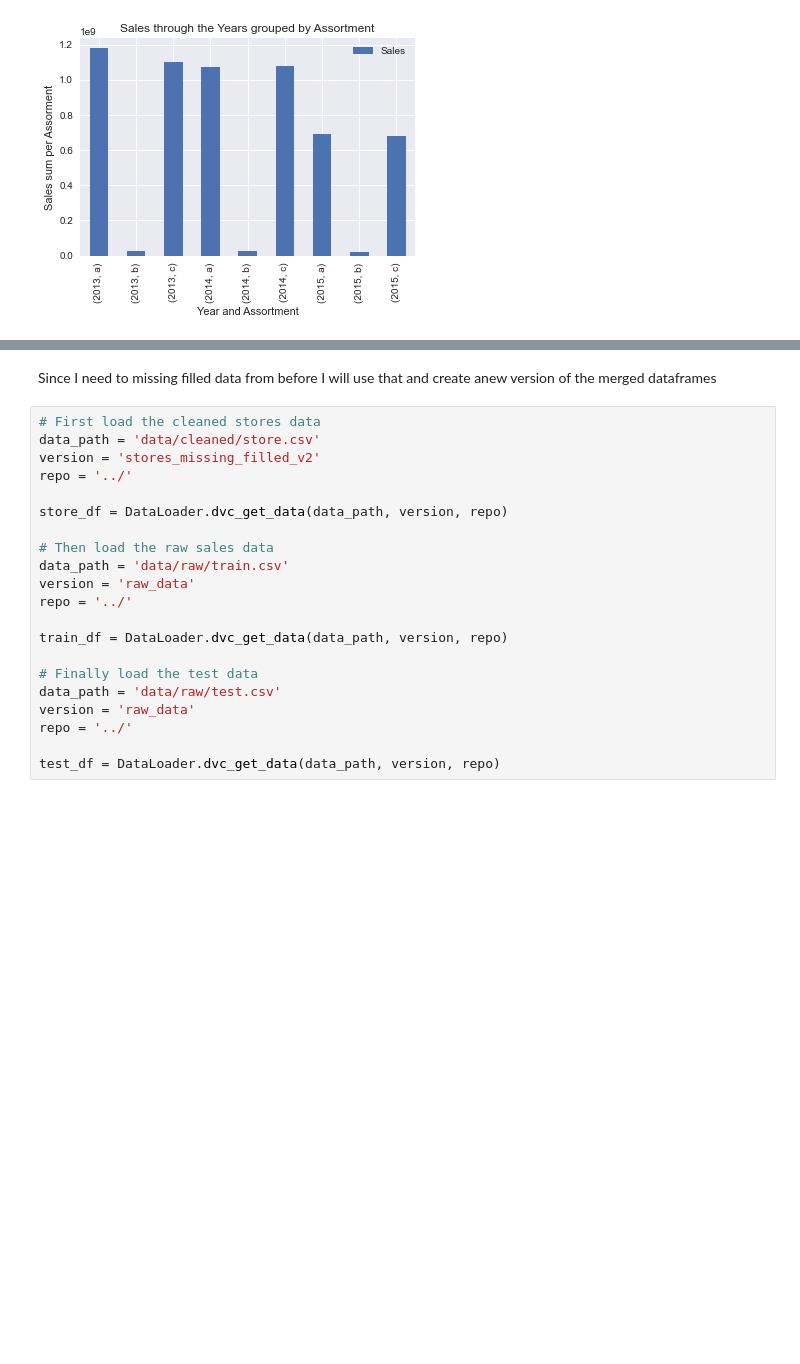
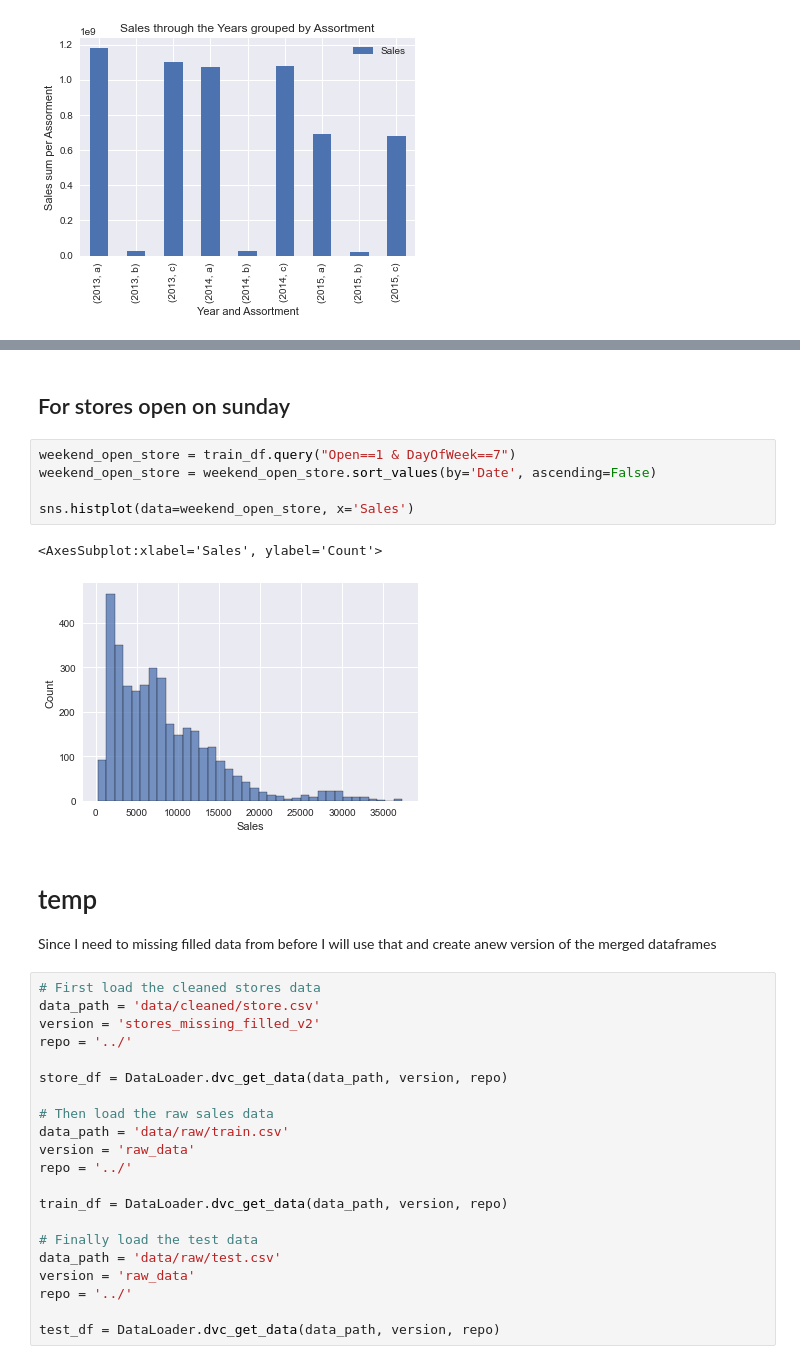
Before and after one commit to Hen0k/Rossmann-Pharmaceuticals-Sales-Forcast, a Jupyter notebook: notebooks/sales_data_exploration.ipynb, the cells around one changed output, grey strips where cells are left out. Cells and saved outputs as stored; diff of their text form; blank space fills up the shorter version.

```diff
--- a/notebooks/sales_data_exploration.ipynb
+++ b/notebooks/sales_data_exploration.ipynb
@@ -325,4 +335,15 @@ grouped_by_year_assortment.plot.bar(xlabel="Year and Assortment", ylabel='Sales
+# %% [markdown]
+## For stores open on sunday
+# %%
+weekend_open_store = train_df.query("Open==1 & DayOfWeek==7")
+weekend_open_store = weekend_open_store.sort_values(by='Date', ascending=False)
+
+sns.histplot(data=weekend_open_store, x='Sales')
+# %% [output]
+<AxesSubplot:xlabel='Sales', ylabel='Count'>
+[figure, added]
 # %% [markdown]
+# temp
 Since I need to missing filled data from before I will use that and create anew version of the merged dataframes
 # %%
 # First load the cleaned stores data
```
Also changed, not shown: parts of 2 cells of this notebook.
